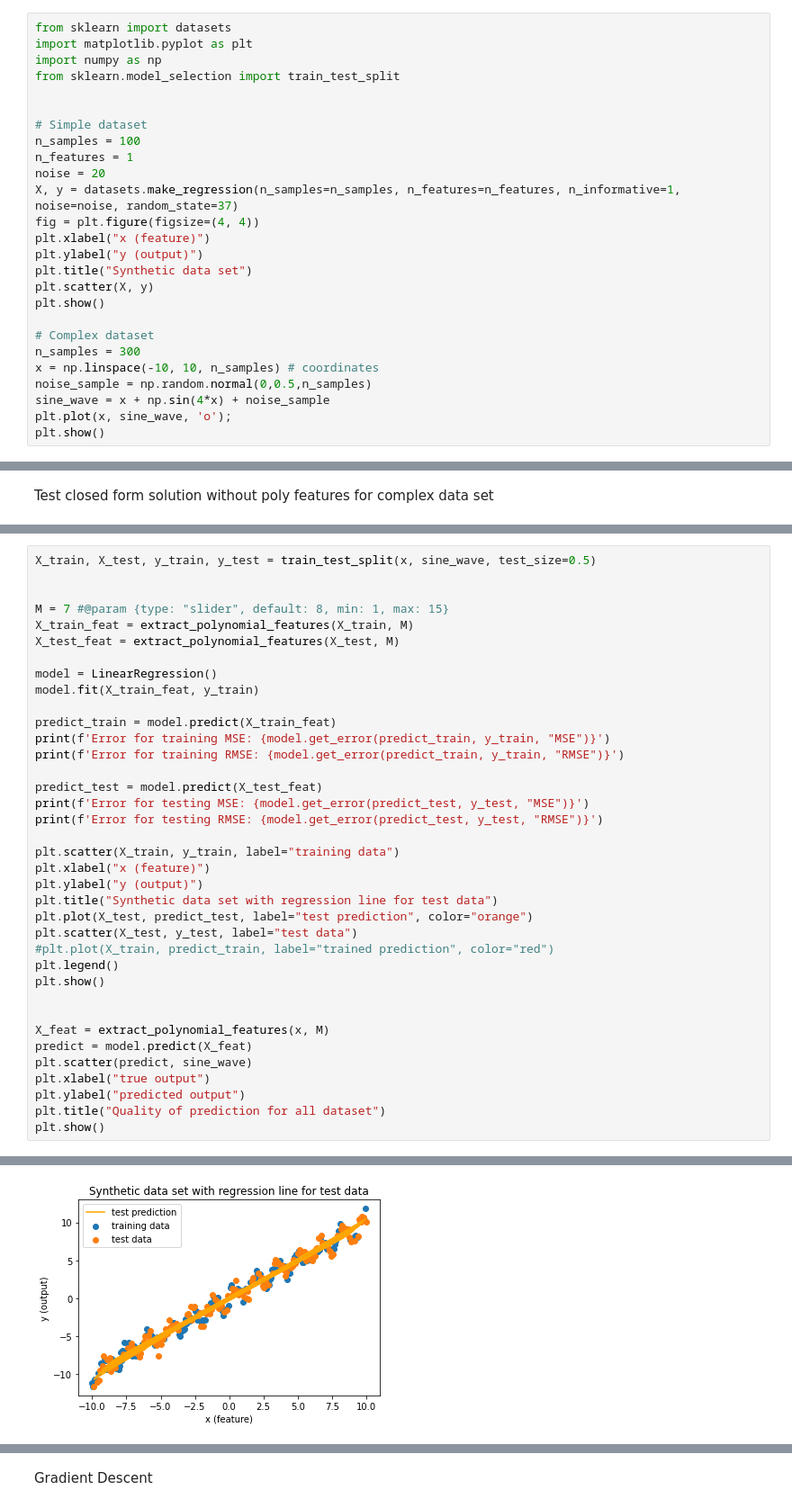
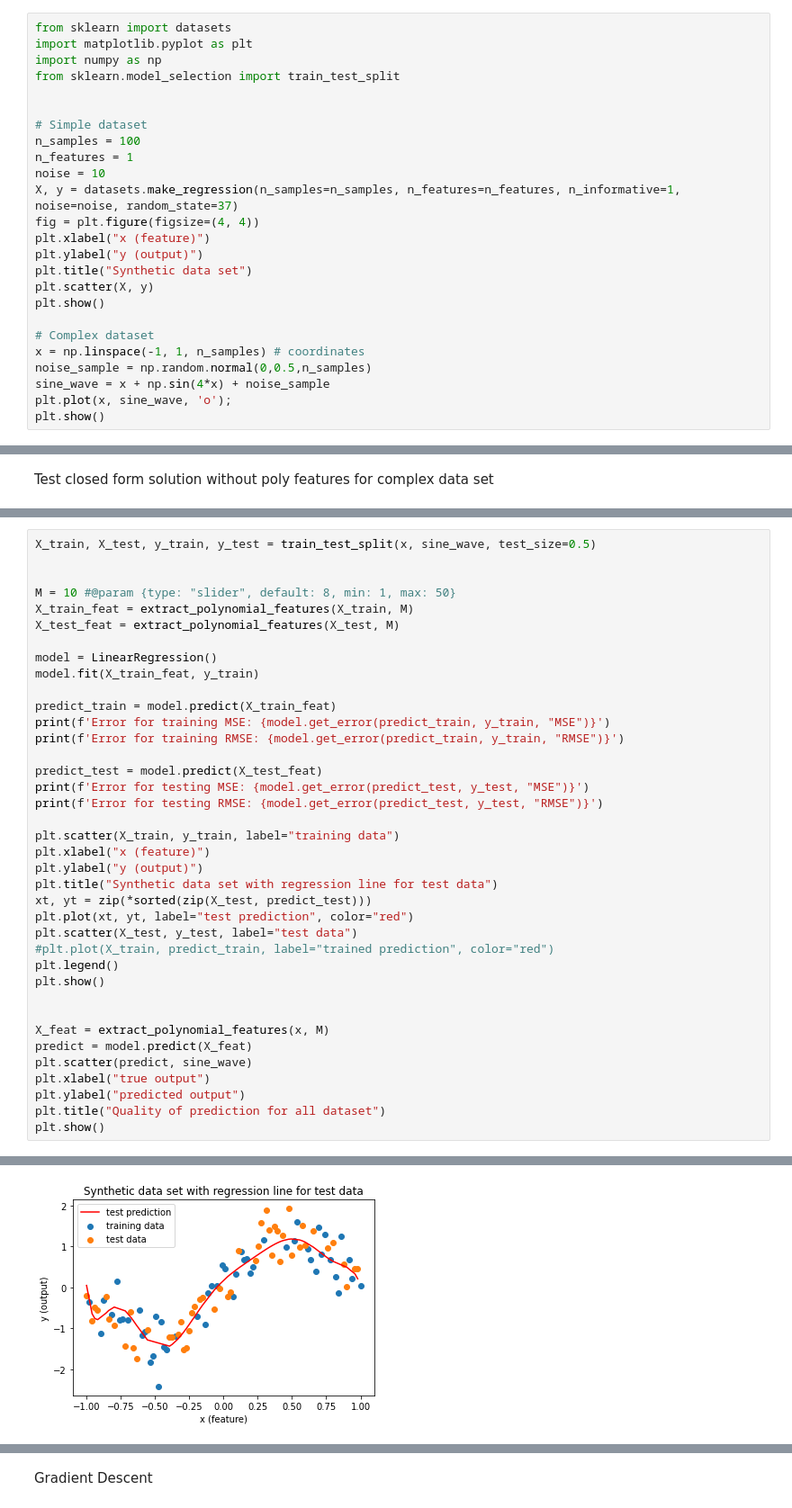
Before and after one commit to Radu1999/Regression-algorithms, a Jupyter notebook: Tema2.ipynb, the cells around one changed output, grey strips where cells are left out. Shown at 90% size. Saved outputs shown, nothing was run; the diff lists cells and outputs as text.

```diff
--- a/Tema2.ipynb
+++ b/Tema2.ipynb
@@ -12,7 +12,7 @@ from sklearn.model_selection import train_test_split
 # Simple dataset
 n_samples = 100
 n_features = 1
-noise = 20
+noise = 10
 X, y = datasets.make_regression(n_samples=n_samples, n_features=n_features, n_informative=1, noise=noise, random_state=37)
 fig = plt.figure(figsize=(4, 4))
 plt.xlabel("x (feature)")
@@ -22,8 +22,7 @@ plt.scatter(X, y)
 plt.show()
 
 # Complex dataset
-n_samples = 300
-x = np.linspace(-10, 10, n_samples) # coordinates
+x = np.linspace(-1, 1, n_samples) # coordinates
 noise_sample = np.random.normal(0,0.5,n_samples)
 sine_wave = x + np.sin(4*x) + noise_sample
 plt.plot(x, sine_wave, 'o');
@@ -149,7 +148,7 @@ Expand features to polynomial form for a better fit
 X_train, X_test, y_train, y_test = train_test_split(x, sine_wave, test_size=0.5)
 
 
-M = 7 #@param {type: "slider", default: 8, min: 1, max: 15}
+M = 10 #@param {type: "slider", default: 8, min: 1, max: 50}
 X_train_feat = extract_polynomial_features(X_train, M)
 X_test_feat = extract_polynomial_features(X_test, M)
 
@@ -168,7 +167,8 @@ plt.scatter(X_train, y_train, label="training data")
 plt.xlabel("x (feature)")
 plt.ylabel("y (output)")
 plt.title("Synthetic data set with regression line for test data")
-plt.plot(X_test, predict_test, label="test prediction", color="orange")
+xt, yt = zip(*sorted(zip(X_test, predict_test)))
+plt.plot(xt, yt, label="test prediction", color="red")
 plt.scatter(X_test, y_test, label="test data")
 #plt.plot(X_train, predict_train, label="trained prediction", color="red")
 plt.legend()
@@ -190 +190 @@ Error for testing RMSE: 0.9126578748175833
-[figure, old version]
+[figure, new version]
```
Also changed, not shown: parts of 10 cells of this notebook.
